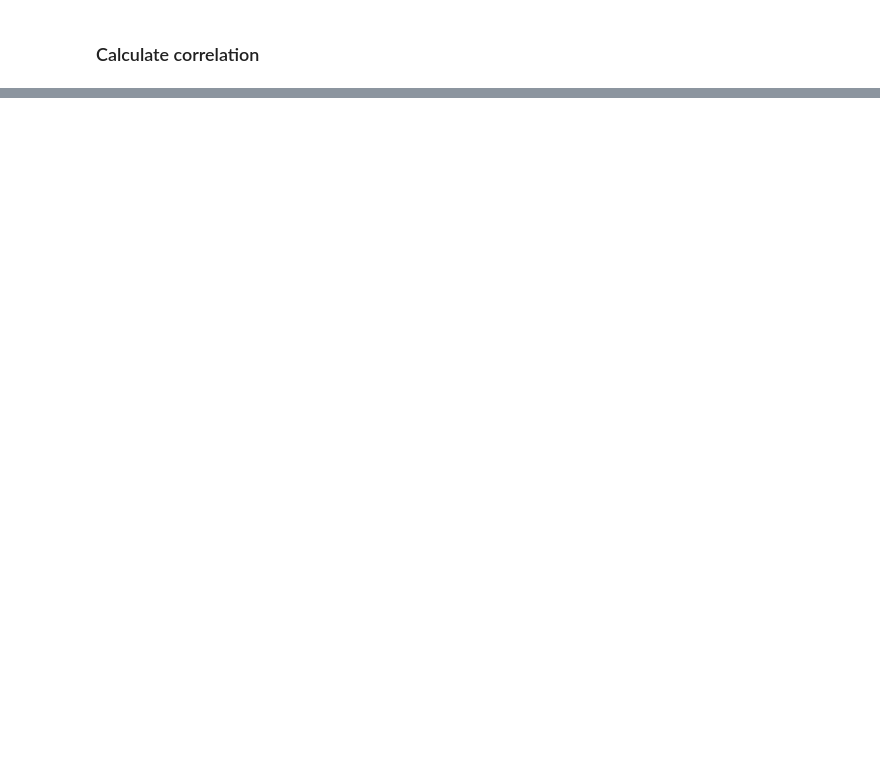
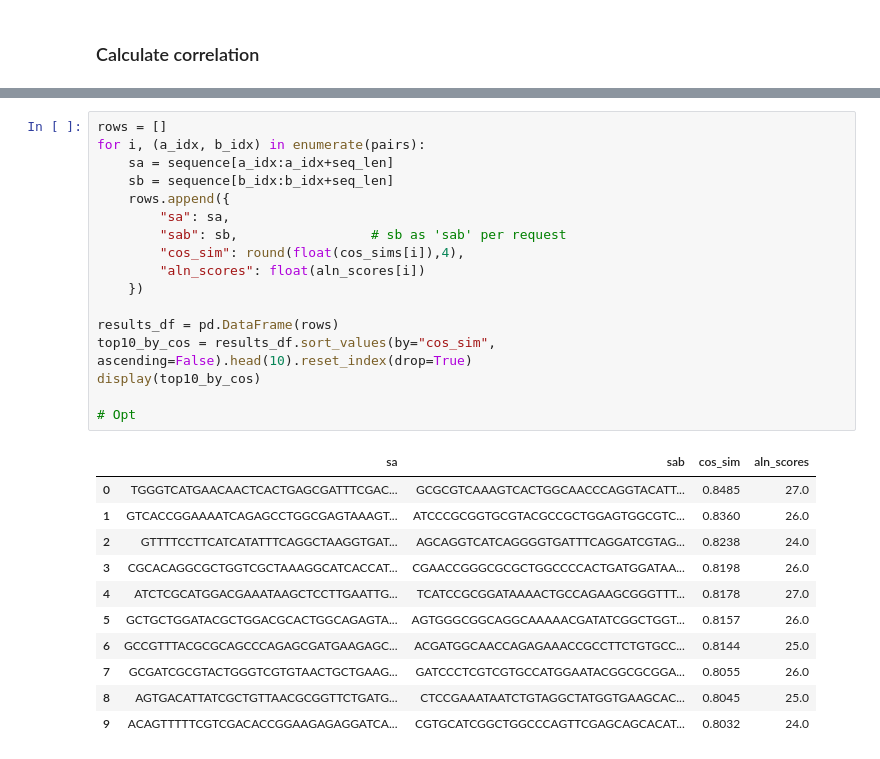
Before and after one commit to Rifat1493/Similarity-Search-DNA, a Jupyter notebook: similarity_search.ipynb, the cells around one changed output, grey strips where cells are left out. Saved outputs shown, nothing was run; the diff lists cells and outputs as text; blank space fills up the shorter version.

```diff
--- a/similarity_search.ipynb
+++ b/similarity_search.ipynb
@@ -141,0 +164,29 @@ Unique non-ACGT: ['N']
+# %%
+rows = []
+for i, (a_idx, b_idx) in enumerate(pairs):
+    sa = sequence[a_idx:a_idx+seq_len]
+    sb = sequence[b_idx:b_idx+seq_len]
+    rows.append({
+        "sa": sa,
+        "sab": sb,                 # sb as 'sab' per request
+        "cos_sim": round(float(cos_sims[i]),4),
+        "aln_scores": float(aln_scores[i])
+    })
+
+results_df = pd.DataFrame(rows)
+top10_by_cos = results_df.sort_values(by="cos_sim", ascending=False).head(10).reset_index(drop=True)
+display(top10_by_cos)
+
+# Opt
+# %% [output]
+|  | sa | sab | cos_sim | aln_scores |
+| 0 | TGGGTCATGAACAACTCACTGAGCGATTTCGAC... | GCGCGTCAAAGTCACTGGCAACCCAGGTACATT... | 0.8485 | 27.0 |
+| 1 | GTCACCGGAAAATCAGAGCCTGGCGAGTAAAGT... | ATCCCGCGGTGCGTACGCCGCTGGAGTGGCGTC... | 0.8360 | 26.0 |
+| 2 | GTTTTCCTTCATCATATTTCAGGCTAAGGTGAT... | AGCAGGTCATCAGGGGTGATTTCAGGATCGTAG... | 0.8238 | 24.0 |
+| 3 | CGCACAGGCGCTGGTCGCTAAAGGCATCACCAT... | CGAACCGGGCGCGCTGGCCCCACTGATGGATAA... | 0.8198 | 26.0 |
+| 4 | ATCTCGCATGGACGAAATAAGCTCCTTGAATTG... | TCATCCGCGGATAAAACTGCCAGAAGCGGGTTT... | 0.8178 | 27.0 |
+| 5 | GCTGCTGGATACGCTGGACGCACTGGCAGAGTA... | AGTGGGCGGCAGGCAAAAACGATATCGGCTGGT... | 0.8157 | 26.0 |
+| 6 | GCCGTTTACGCGCAGCCCAGAGCGATGAAGAGC... | ACGATGGCAACCAGAGAAACCGCCTTCTGTGCC... | 0.8144 | 25.0 |
+| 7 | GCGATCGCGTACTGGGTCGTGTAACTGCTGAAG... | GATCCCTCGTCGTGCCATGGAATACGGCGCGGA... | 0.8055 | 26.0 |
+| 8 | AGTGACATTATCGCTGTTAACGCGGTTCTGATG... | CTCCGAAATAATCTGTAGGCTATGGTGAAGCAC... | 0.8045 | 25.0 |
+| 9 | ACAGTTTTTCGTCGACACCGGAAGAGAGGATCA... | CGTGCATCGGCTGGCCCAGTTCGAGCAGCACAT... | 0.8032 | 24.0 |
```
Also changed, not shown: parts of 19 cells of this notebook, 2 other files.
